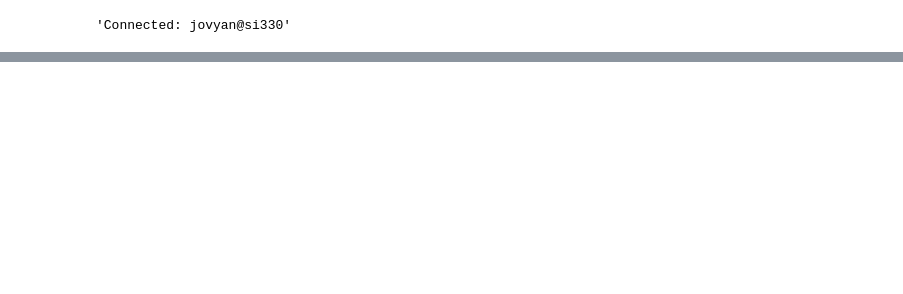
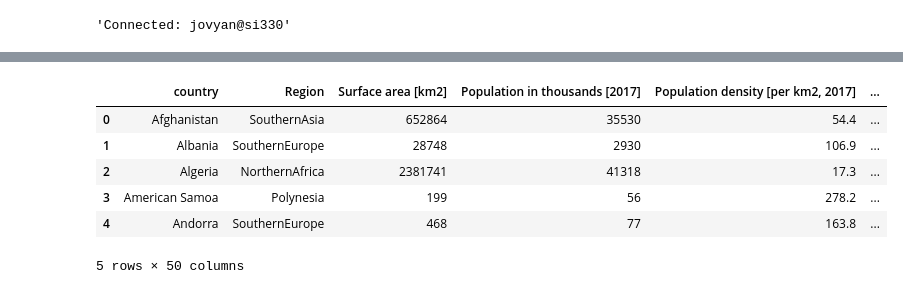
Before and after one commit to chiujess/si330-final, a Jupyter notebook: final.ipynb, the cells around one changed output, grey strips where cells are left out. Drawn from its saved outputs; the diff is of its cells as text; code cells hidden in the pictures; blank space fills up the shorter version.

```diff
--- a/final.ipynb
+++ b/final.ipynb
@@ -47,0 +53,10 @@ Done.
+# %%
+country_df.head()
+# %% [output]
+|  | country | Region | Surface area [km2] | Population in thousands [2017] | Population density [per km2, 2017] | ... |
+| 0 | Afghanistan | SouthernAsia | 652864 | 35530 | 54.4 | ... |
+| 1 | Albania | SouthernEurope | 28748 | 2930 | 106.9 | ... |
+| 2 | Algeria | NorthernAfrica | 2381741 | 41318 | 17.3 | ... |
+| 3 | American Samoa | Polynesia | 199 | 56 | 278.2 | ... |
+| 4 | Andorra | SouthernEurope | 468 | 77 | 163.8 | ... |
+5 rows × 50 columns
```
Also changed, not shown: parts of 14 cells of this notebook, 3 other files.
